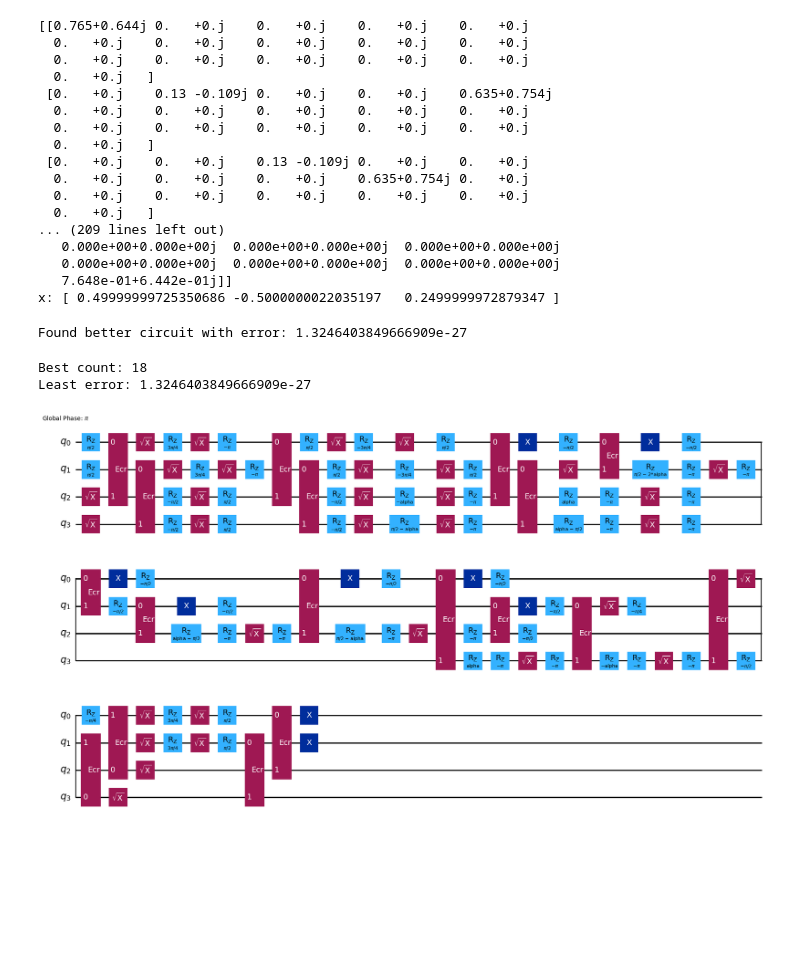
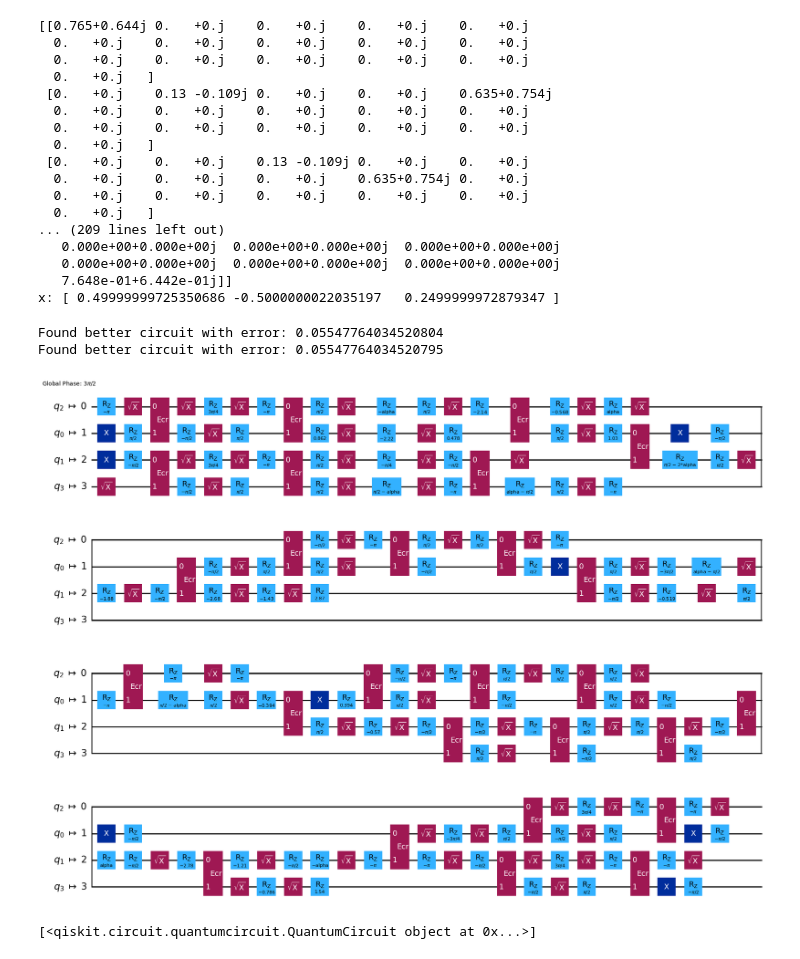
Before and after one commit to Ushakrhmn/Quantum-neutrino-Amol-Basu, a Jupyter notebook: SBN/3flavour_uij_swap.ipynb, the cells around one changed output. Drawn from its saved outputs; the diff is of its cells as text; code cells hidden in the pictures; blank space fills up the shorter version.

Commit message:
Updates to coupling map.

```diff
--- a/SBN/3flavour_uij_swap.ipynb
+++ b/SBN/3flavour_uij_swap.ipynb
@@ -504,7 +504,8 @@ config = FakeSherbrooke().configuration()
 basis_gates = config.basis_gates # Get set of basis and ecr from sherbrooke
 
 for i in tqdm(range(500)):
-    tqc = qk.compiler.transpile(qc, optimization_level=3, approximation_degree = 1.0, basis_gates = basis_gates)
+    tqc = qk.compiler.transpile(qc, optimization_level=3, approximation_degree =1.0, basis_gates = basis_gates, coupling_map=[[0,1],[1,2],[2,3]])
+    # tqc = qk.compiler.transpile(tqc, coupling_map=[[0,1],[1,2],[2,3]], layout_method='sabre', routing_method='sabre')
 
     if count_2q(tqc) < best_count:
         best_count = count_2q(tqc)
@@ -512,10 +513,12 @@ for i in tqdm(range(500)):
 
     if count_2q(tqc) == best_count:
 
-        a = np.array(qk.quantum_info.Operator(qc.copy().assign_parameters({qc.parameters[0]: 0.3}).to_gate()))
-        b = np.array(qk.quantum_info.Operator(tqc.copy().assign_parameters({tqc.parameters[0]: 0.3}).to_gate()))
+        a = qk.quantum_info.Operator(qc.copy().assign_parameters({qc.parameters[0]: 0.3}).to_gate())
+        b = qk.quantum_info.Operator(tqc.copy().assign_parameters({tqc.parameters[0]: 0.3}).to_gate())
 
-        error = np.sum(np.abs(a-b)**2) / np.sum(np.abs(a)**2)
+        # error = np.sum(np.abs(a-b)**2) / np.sum(np.abs(a)**2)
+
+        error = qk.quantum_info.process_fidelity(a, b)
 
         if error < least_error:
             print('Found better circuit with error:', error)
@@ -526,23 +529,9 @@ print('Best count:', best_count)
 best_qc.draw('mpl')
 print('Least error:', least_error)
 # %% [output]
-Found better circuit with error: 1.3246403849666909e-27
+Found better circuit with error: 0.05547764034520804
+Found better circuit with error: 0.05547764034520795
-Best count: 18
-Least error: 1.3246403849666909e-27
-# %%
-# Convert to code-like instructions
-for instr, qargs, cargs in best_qc.data:
-    gate_name = instr.name
-    params = instr.params
-    qubits = [f'q[{q.index}]' for q in qargs]
-    clbits = [f'c[{c.index}]' for c in cargs]
-
-    param_str = ', '.join(map(str, params))
-    args_str = ', '.join(qubits + clbits)
-
-    if param_str:
-        print(f'qc.{gate_name}({param_str}, {args_str})')
-    else:
-        print(f'qc.{gate_name}({args_str})')
-# %% [output]
-[figure, removed]
+# %%
+best_qc.draw('mpl')
+# %% [output]
+[figure, added]
@@ -548,0 +544,4 @@ for instr, qargs, cargs in best_qc.data:
+# %%
+print(a)
+# %% [output]
+[<qiskit.circuit.quantumcircuit.QuantumCircuit object at 0x...>]
```
Also changed, not shown: parts of 3 cells of this notebook, 3 other files.
